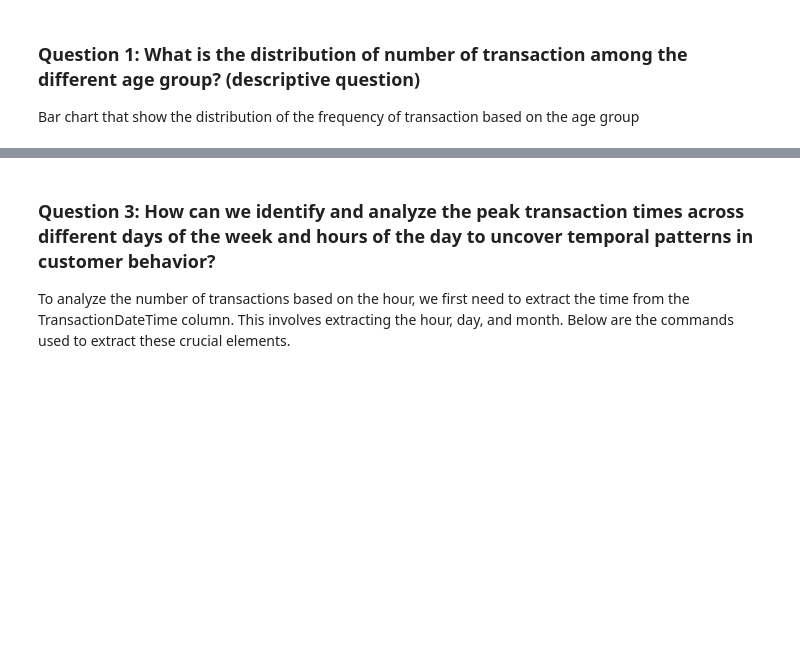
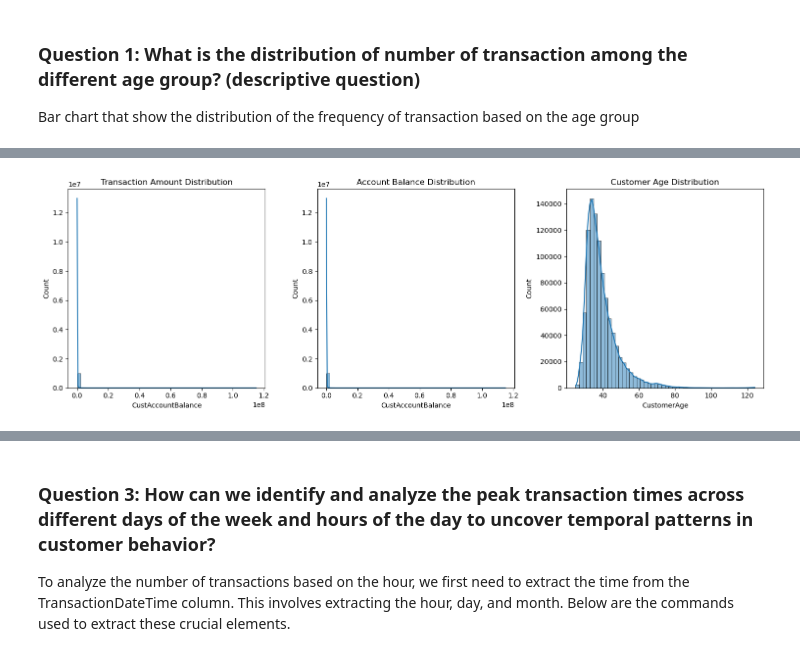
Before and after one commit to Azriy-Nazariee/DSAss, a Jupyter notebook: new_dataset/TT3L_Group8.ipynb, the cells around one changed output, grey strips where cells are left out. Saved outputs shown, nothing was run; the diff lists cells and outputs as text; code cells hidden in the pictures; blank space fills up the shorter version.

```diff
--- a/new_dataset/TT3L_Group8.ipynb
+++ b/new_dataset/TT3L_Group8.ipynb
@@ -174,0 +215,21 @@ plt.show()
+# %%
+# Plot distributions of numerical features
+plt.figure(figsize=(15, 5))
+
+
+plt.subplot(1, 3, 1)
+sns.histplot(df_scaled['CustAccountBalance'], bins=50, kde=True)
+plt.title('Transaction Amount Distribution')
+
+plt.subplot(1, 3, 2)
+sns.histplot(df_scaled['CustAccountBalance'], bins=50, kde=True)
+plt.title('Account Balance Distribution')
+
+plt.subplot(1, 3, 3)
+sns.histplot(df_scaled['CustomerAge'], bins=50, kde=True)
+plt.title('Customer Age Distribution')
+
+plt.tight_layout()
+plt.show()
+# %% [output]
+[figure, added]
```
Also changed, not shown: parts of 18 cells of this notebook.
